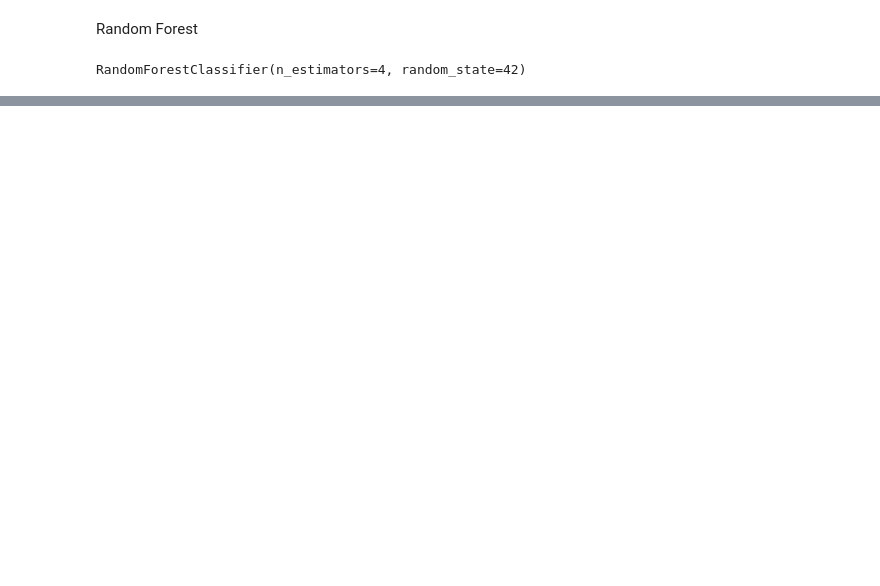
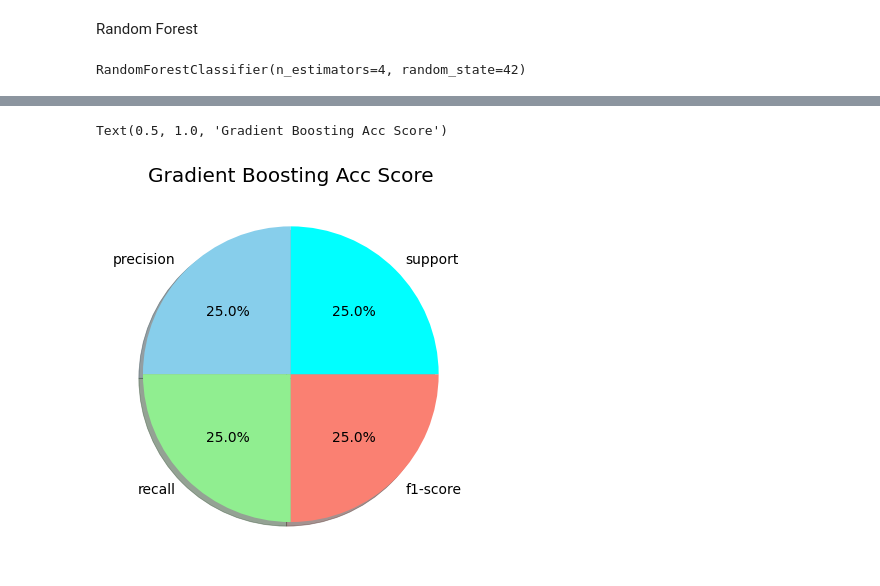
Before and after one commit to DiandraRifqiM/Credit-Card-Fraud-Detection-Model, a Jupyter notebook: model.ipynb, the cells around one changed output, grey strips where cells are left out. Cells and saved outputs as stored; diff of their text form; code cells hidden in the pictures; blank space fills up the shorter version.

```diff
--- a/model.ipynb
+++ b/model.ipynb
@@ -158,0 +168,7 @@ weighted avg       1.00      1.00      1.00     71202
+# %%
+Model3 = pd.DataFrame((score2))
+plt.pie(Model3["accuracy"], labels=Model3.index, autopct='%1.1f%%', startangle=90, colors=['skyblue','lightgreen','salmon', 'cyan'], shadow=True)
+plt.title("Gradient Boosting Acc Score")
+# %% [output]
+Text(0.5, 1.0, 'Gradient Boosting Acc Score')
+[figure, added]
```
Also changed, not shown: parts of 8 cells of this notebook.
